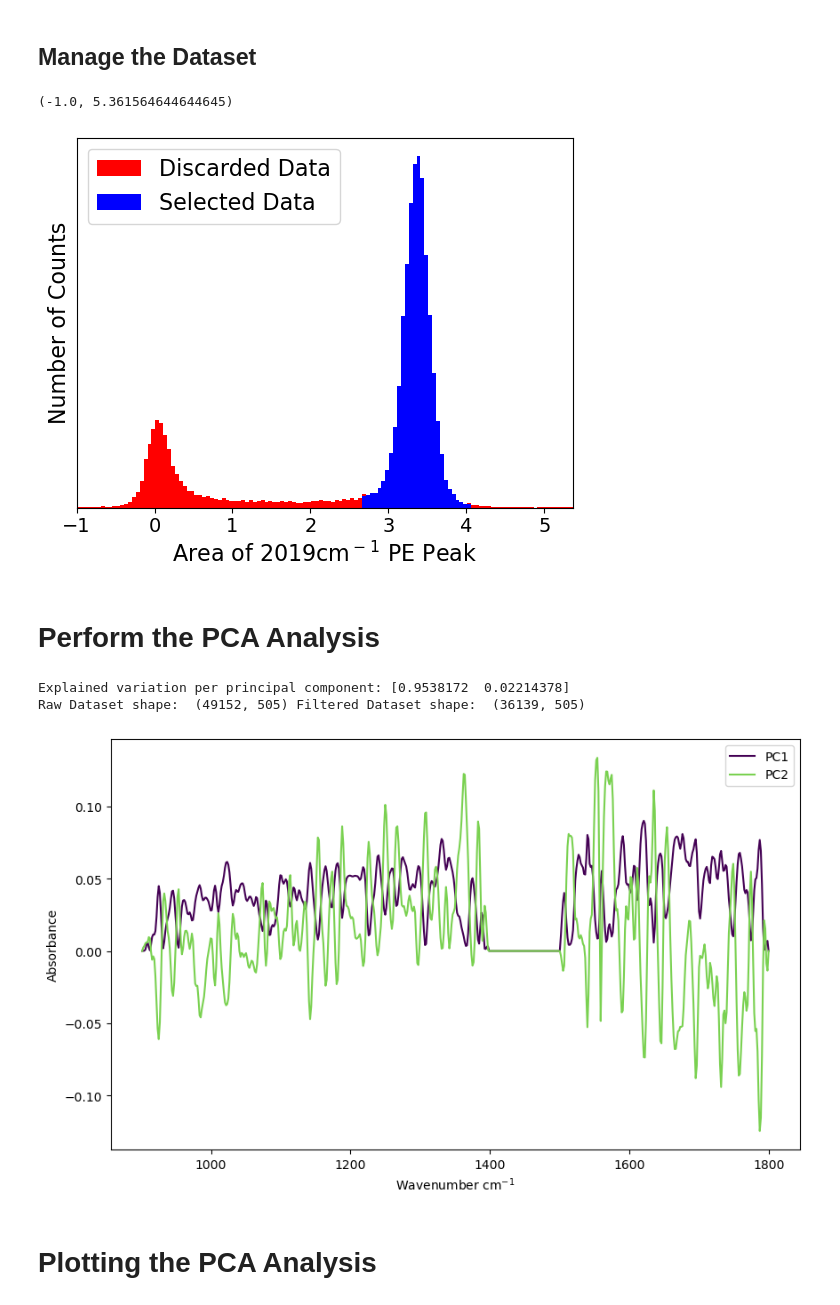
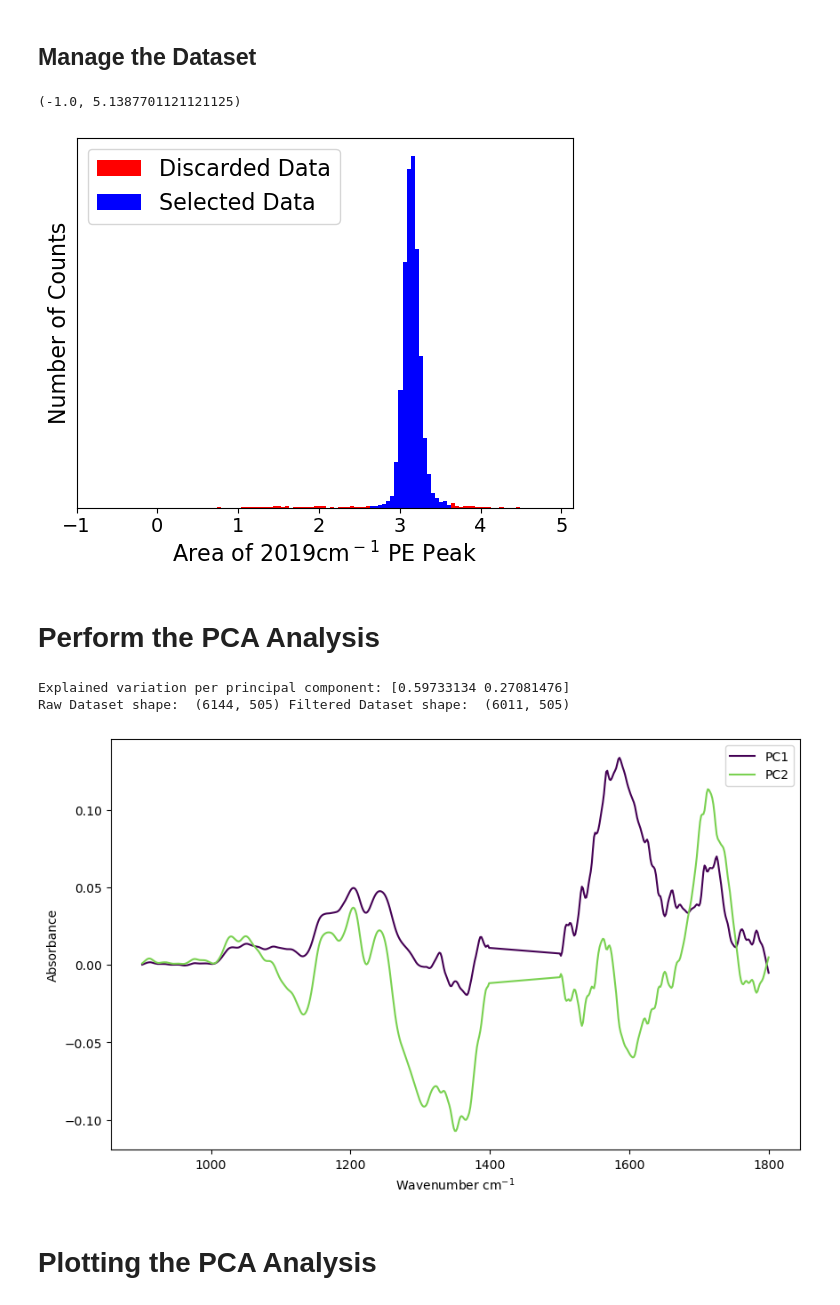
Before and after one commit to Zachery-Evans/DBSCAN_Feature_Extraction, a Jupyter notebook: DBScan Feaute Extraction.ipynb, the cells around one changed output. Drawn from its saved outputs; the diff is of its cells as text; code cells hidden in the pictures.

Commit message:
Created a function to do a distribution selection to prepare for training PCA on multiple sets of data as opposed to just one of them

```diff
--- a/DBScan Feaute Extraction.ipynb
+++ b/DBScan Feaute Extraction.ipynb
@@ -40,7 +72,7 @@ def IR_DBSCAN(input_data, eps, min_samples):
 ## Manage the Dataset
 # %%
 path ='../data/'
-filename = path + 'SMP65#013 28d 920um'
+filename = path + 'SMP65#010 100d 820um'
 filename += '.csv'
 
 df = pd.read_csv(filename)
@@ -49,33 +81,7 @@ last_nonwavenum_idx = df.columns.get_loc('1981.7 - 2095.8') + 1
 # Create an array of strings containing the wavenumbers
 wavenumbers = df.columns[last_nonwavenum_idx:].astype(str)
 
-df['1981.7 - 2095.8'] = df['1981.7 - 2095.8'].astype(float)
-
-#creating variable for the array of Polyethylene Area
-areaPE = df['1981.7 - 2095.8'].values
-
-# Use Gaussian KDE to find the center position of the rightmost mode by creating x coords
-# and then using np.argmax to determine the point with the highest number of counts
-kde = gaussian_kde(areaPE)
-xs = np.linspace(areaPE.min(), areaPE.max(), 1000)
-modePosition = xs[np.argmax(kde(xs))]
-
-# Use only the values greater than 1.5 to determine the std of the PE peaks
-positive_vals = areaPE[areaPE > 1.5]
-sigma = positive_vals.std()
-
-
-# Create the upper and lower distribution bounds for the amount of data to be kept
-# Two or three standard deviations has shown to be good.
-numberOfSigmas = 2
-
-lowerDistributionBound = modePosition - numberOfSigmas * sigma
-upperDistributionBound = modePosition + numberOfSigmas * sigma
-
-# Select the range of PE normalization integral to be accepted by the mask
-mask_selected = (areaPE >= lowerDistributionBound) & (areaPE <= upperDistributionBound)
-selected_indexes = df.index[mask_selected]
-discarded_indexes = df.index[~mask_selected]
+selected_indexes, discarded_indexes, mask_selected, modePosition, areaPE = distribution_Selection(df, '1981.7 - 2095.8', 3)
 
 bin_width = 0.05
 bins = np.arange(min(areaPE), max(areaPE) + bin_width, bin_width)
@@ -89,57 +95,58 @@ plt.xlabel(f'Area of 2019cm$^-$$^1$ PE Peak', fontsize=16)
 plt.legend(['Discarded Data', 'Selected Data'], fontsize=16, loc='upper left')
 plt.xlim([-1, modePosition + 2])
 # %% [output]
-(-1.0, 5.361564644644645)
+(-1.0, 5.1387701121121125)
-[figure, old version]
+[figure, new version]
 # %% [markdown]
 # Perform the PCA Analysis
 # %%
 PCs = 2
 # Create dataset containing ONLY the wavenumbers
-PC_inputData = df[wavenumbers].copy()
+rawData = df[wavenumbers].copy()
 # Modify created dataset to contain ONLY the masked values
-PC_inputData = PC_inputData[mask_selected].values
+Masked_PC_inputData = rawData[mask_selected].values
 # Train a PCA model on these values
-PCA_df_init, loadings_df_init, pca_model = IR_PCA(PC_inputData, PCs=PCs)
+PCA_df_init, loadings_df_init, pca_model = IR_PCA(Masked_PC_inputData, PCs=PCs)
 
-print("Raw Dataset shape: ", df[wavenumbers].shape, "Filtered Dataset shape: ",PC_inputData.shape)
+print("Raw Dataset shape: ", rawData.shape, "Filtered Dataset shape: ", Masked_PC_inputData.shape)
 
 # Save the model to a pickle file
 with open('pca_model.pkl', 'wb') as f:
     pickle.dump(pca_model, f)
 # Open the same model
 with open('pca_model.pkl', 'rb') as f:
     loaded_pca_model = pickle.load(f)
 
 # Use the model again to get the same result
-data_PCs = loaded_pca_model.transform(PC_inputData)
+data_PCs = loaded_pca_model.transform(rawData.values)
 columns_list = ['PC'+ str(x) for x in range(1, PCs+1)]
 PCA_df = pd.DataFrame(data = data_PCs, columns = columns_list)
 
 PCA_df['map_x'] = df['map_x'].copy()
 PCA_df['map_y'] = df['map_y'].copy()
 #PCA_df['Sample Name'] = df['Sample Name']
 
 cmap = plt.get_cmap('viridis')
 colors = cmap(np.linspace(0, 0.8, PCs))
 
 plt.figure(figsize=(10,6))
 plt.xlabel('Wavenumber cm$^{-1}$')
 plt.ylabel('Absorbance')
 for i in range(PCs):
+    loadings = savgol_filter(loadings_df_init.iloc[i, :].values, 9, 1)
     plt.plot(
         wavenumbers.astype(float),
-        loadings_df_init.iloc[i, :].values,
+        loadings,
         color=colors[i],
         label=f"PC{i+1}"
     )
 plt.legend(['PC1', 'PC2'])
 #plt.xlim(wavenumbers[0], wavenumbers[-1])
 plt.savefig("PC1_loading_spectrum.jpeg", dpi=800)
 # %% [output]
-Explained variation per principal component: [0.9538172  0.02214378]
-Raw Dataset shape:  (49152, 505) Filtered Dataset shape:  (36139, 505)
+Explained variation per principal component: [0.59733134 0.27081476]
+Raw Dataset shape:  (6144, 505) Filtered Dataset shape:  (6011, 505)
-[figure, old version]
+[figure, new version]
 # %% [markdown]
 # Plotting the PCA Analysis
 # %% [markdown]
```
Also changed, not shown: parts of 5 cells of this notebook, 2 other files.
